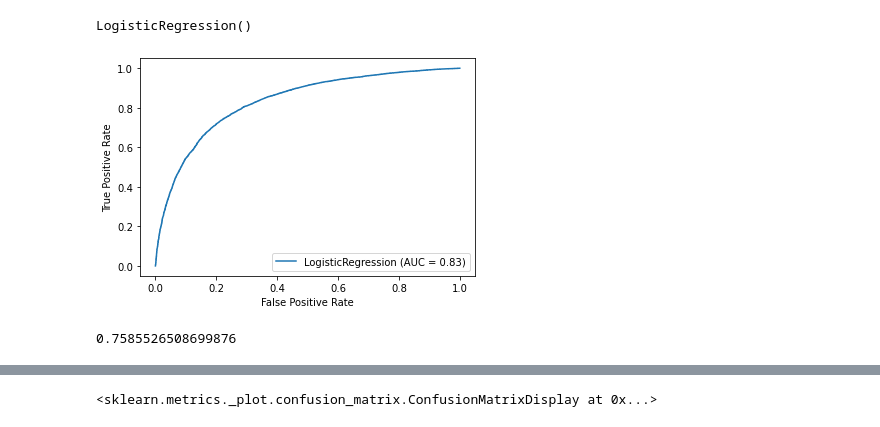
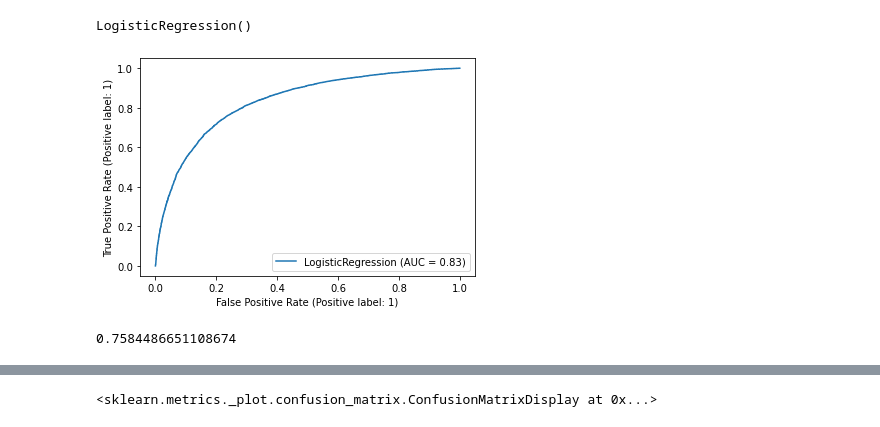
Before and after one commit to moscatena/Seasonal-Flu-Vaccine-Prediction, a Jupyter notebook: Vac_pred.ipynb, the cells around one changed output, grey strips where cells are left out. Saved outputs shown, nothing was run; the diff lists cells and outputs as text; code cells hidden in the pictures.

```diff
--- a/Vac_pred.ipynb
+++ b/Vac_pred.ipynb
@@ -274,8 +274,8 @@ X_train_cat = X_train_cat.fillna(X_train_cat.mode().iloc[0])
 # %%
 X_train_num = X_train_num.fillna(X_train_num.mode().iloc[0])
 # %%
-Make dummies for all Cat features
-# X_train_dummies = pd.get_dummies(X_train_cat, drop_first=True)
+# Make dummies for all Cat features
+X_train_dummies = pd.get_dummies(X_train_cat, drop_first=True)
 # %%
 X_train_dummies = X_train_dummies.sort_values('respondent_id')
 X_train_dummies
@@ -282,5 +297,8 @@ X_train_dummies
 # %%
 X_train_num.fillna(value=0, inplace=True)
+# %%
+from sklearn.impute import SimpleImputer
+si = SimpleImputer()
 # %%
 X_train_num = si.fit_transform(X_train_num)
 X_train_num = pd.DataFrame(X_train_num, columns=X_train[numeric_col].columns)
@@ -324,8 +342,8 @@ y_hat = lr.predict(X_train_comp_scaled)
 # %%
-plot_roc_curve(lr, X_train_comp_scaled, y_train);
+plot_roc_curve(lr, X_train_comp_scaled, y_train.values.ravel());
 # %% [output]
-[figure, old version]
+[figure, new version]
 # %%
-roc_auc_score(y_train, y_hat)
+roc_auc_score(y_train, y_hat_lr)
 # %% [output]
-0.7585526508699876
+0.7584486651108674
```
Also changed, not shown: parts of 85 cells of this notebook.
